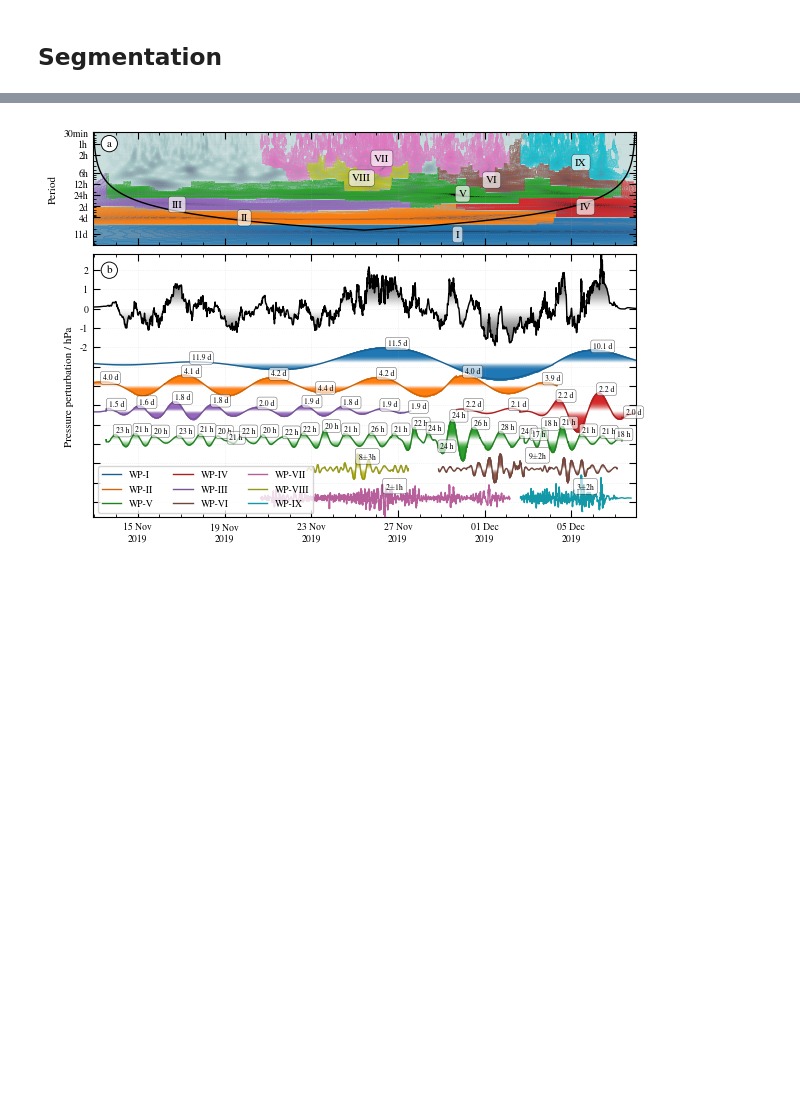
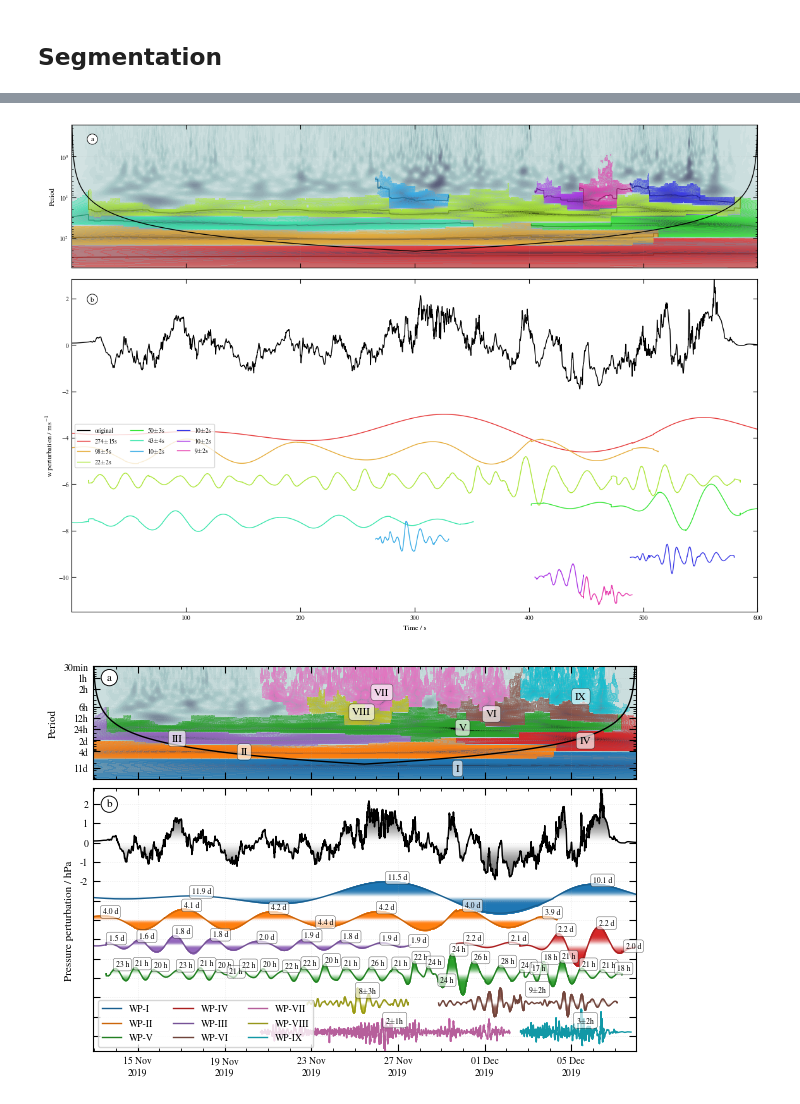
Before and after one commit to Waveguyde/WAVEGUISE, a Jupyter notebook: notebooks/10-1D_Strateole_2.ipynb, the cells around one changed output, grey strips where cells are left out. Saved outputs shown, nothing was run; the diff lists cells and outputs as text; code cells hidden in the pictures; blank space fills up the shorter version.

```diff
--- a/notebooks/10-1D_Strateole_2.ipynb
+++ b/notebooks/10-1D_Strateole_2.ipynb
@@ -50,7 +50,7 @@ js = int(1/dj*np.log2(nt*dt/s0))
 cwt_result = transform.decompose1d(signal, dt, s0, dj, js, opts={'param': 2*np.pi}, mode="scaled", dtype=np.complex128)
 
 # Denoising
-noise_floor = 0.3 #units of hPa see Corcos et al. (2021)
+noise_floor = 0.4 #units of hPa see Corcos et al. (2021)
 print('Noise floor:', noise_floor)
 wavy_stuff, denoised_cwt = one.denoise_1d(cwt_result,white_noise_level=noise_floor)
 # %% [output]
@@ -125,10 +126,10 @@ WAS    = np.abs(denoised_cwt['decomposition'])
 seg_v1 = one.wavefield_segmentation_1d(WAS/noise_WAS[:,None],1,connectivity_order=2)
 print('Identified', np.max(seg_v1), 'initial wave packets!')
 WP_labels      = np.arange(1,np.max(seg_v1)+1)
-cluster_labels = one.find_clusters_in_freq(denoised_cwt, seg_v1, eps=0.2)
+cluster_labels = one.find_clusters_in_freq(denoised_cwt, seg_v1, eps=0.09)
 cluster_map    = one.build_cluster_map_with_noise(WP_labels,cluster_labels)
 seg_v2         = one.relabel_by_x_overlap(seg_v1, cluster_map)
 print('Reduced the number of wave packets to', np.max(seg_v2))
-seg_v3         = one.variance_filter(denoised_cwt, seg_v2, var_threshold=0.99)
+seg_v3         = one.variance_filter(denoised_cwt, seg_v2, var_threshold=0.95)
 print('Final number of wave packets:', np.max(seg_v3))
 # %% [output]
@@ -137,6 +138,85 @@ Reduced the number of wave packets to 13
 Final number of wave packets: 9
 # %%
 recon_seg, amp_seg, freq_seg = one.recon_WP_and_properties_1d(denoised_cwt,seg_v3)
+# %%
+per_seg = 2*np.pi/freq_seg
+WAS = np.abs(cwt_result['decomposition'])
+
+N_waves = np.max(seg_v3)
+colors  = pt.get_distinct_colors(N_waves)
+
+TIME, PERIOD = np.meshgrid(time, cwt_result["period"])
+
+letterbox = {"boxstyle": "circle","lw": 0.67,"facecolor": "white","edgecolor": "black"}
+gskw = {"hspace": 0.05, "wspace": 0.05, "width_ratios": [1], "height_ratios": [3,7]}
+
+fig, ax=plt.subplots(2, 1, figsize=(14,10), gridspec_kw=gskw, sharex=True)
+
+plot_WAS = ax[0].contourf(TIME, PERIOD, WAS, levels=np.linspace(-0.1,np.max(WAS),51), cmap='bone_r')
+#plt.colorbar(plot_WAS, location="right", orientation="vertical", label="Wave amplitude / ms$^{-1}$")
+ax[0].set_yscale("log")
+ax[0].set_ylabel("Period")
+#ax[0].set_yticks([0.5,1,2,6,12,24,48,4*24,11*24],['30min','1h','2h','6h','12h','24h','2d','4d','11d'])
+ax[0].set_ylim([np.max(cwt_result['period']),np.min(cwt_result['period'])])
+
+ax[1].tick_params(which="both", labelbottom=True, labeltop=False)
+ax[1].set_xlabel('Time / s')
+
+for lab in np.unique(seg_v3):
+    if lab == 0:
+        continue
+    mask     = (seg_v3 == lab)
+    if not np.any(mask):
+        continue
+
+    # Create a noise WAS as proper reference
+    noise = np.random.normal(0,noise_floor,len(time))
+    noise_cwt = transform.decompose1d(noise, dt, s0, dj, js, opts={'param': 2*np.pi}, mode='scaled', dtype=np.complex128)
+    a, noise_WAS = one.fit_global_WAS(noise_cwt['scale'],np.mean(np.abs(noise_cwt['decomposition']),axis=1))
+
+    mask = (seg_v3 == lab) & (WAS > noise_WAS[:,None])
+
+    #y0 = np.mean(freq_seg[lab,:])
+    masked_WAS = np.ma.masked_where(~mask, WAS)
+    # Base color
+    base = mcolors.to_rgb(colors[lab-1])
+
+    # Create custom colormap: white -> orange -> black
+    cmap = mcolors.LinearSegmentedColormap.from_list(
+        "white_orange_black",
+        [(0.0, base),(0.5, base),(1.0, base)]
+    )
+    ax[0].contourf(TIME, PERIOD, masked_WAS, levels=np.linspace(0,np.max(WAS),51), cmap=cmap, alpha=0.4)
+    #ax[0].text(ds['time'].isel(time=0),y0,labels[lab-1])
+    ax[0].plot(time, per_seg[lab-1,:], c=pt.darken(colors[lab-1],factor=0.67), linewidth=1)
+
+x2 = time
+order=2*np.pi
+coi_x = np.minimum(x2,x2[-1]-x2)
+coi_boundary_scale = coi_x / np.sqrt(2)
+coi_boundary_wavelength = 4*np.pi*coi_boundary_scale/(order+np.sqrt(2+order**2))
+ax[0].plot(time, coi_boundary_wavelength, c='k')
+#ax[0].fill_between(ds['time'], coi_boundary_wavelength, y2=np.max(cwt_result['period']), hatch='/', color='grey', alpha=0.5)
+
+offset = pt.compute_offsets(wavy_stuff,amp_seg)
+
+# ORIGINAL
+ax[1].plot(time, wavy_stuff, c='k', label='original')
+ax[1].set_ylabel('w perturbation / ms$^{-1}$')
+ax[1].set_ylim([2*offset[-1]-offset[-2],np.max(np.abs(wavy_stuff))])
+#ax[1].set_yticks([-10,-9,-8,-7,-6,-5,-4,-3,-2,-1,0,1,2],['','','','','','','','','-2','-1','0','1','2'])
+
+for idx in range(N_waves):
+    ax[1].plot(time,np.where(amp_seg[idx]==0,np.nan,recon_seg[idx]+offset[idx]),c=colors[idx],label=f"{np.mean(per_seg[idx,amp_seg[idx]>0]):.0f}$\pm${np.std(per_seg[idx,amp_seg[idx]>0]):.0f}s")
+
+ax[0].text(0.03,0.9,'a',va='center', ha='center', bbox=letterbox, transform=ax[0].transAxes)
+ax[1].text(0.03,0.94,'b',va='center', ha='center', bbox=letterbox, transform=ax[1].transAxes)
+ax[1].legend(loc='center left', ncols=3)
+ax[1].grid(which='both')
+
+#plt.savefig('./plots/WAVEGUISE_BAHAMAS_w.png',dpi=200,bbox_inches="tight",pad_inches=0.03)
+# %% [output]
+[figure, added]
 # %%
 dark_tab_colors = [pt.darken(c, 0.8) for c in [
     'tab:blue','tab:orange','tab:green','tab:red',
```
Also changed, not shown: parts of 3 cells of this notebook, 15 other files.
